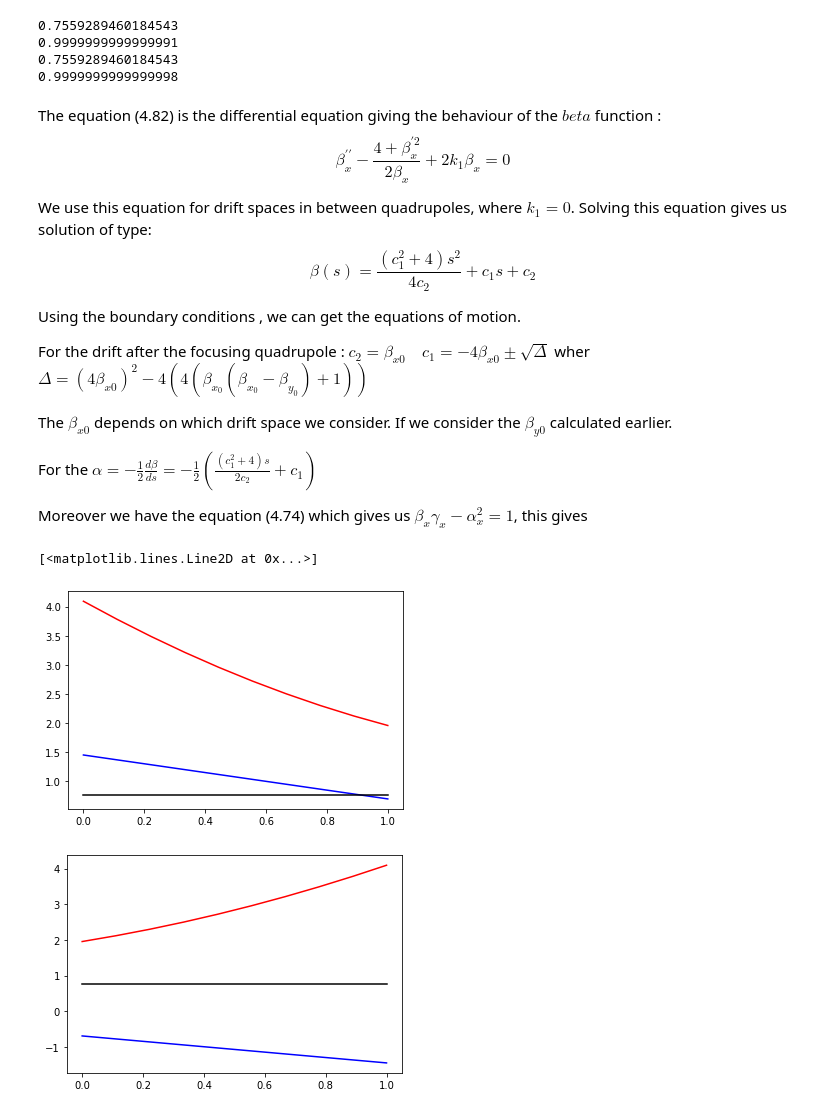
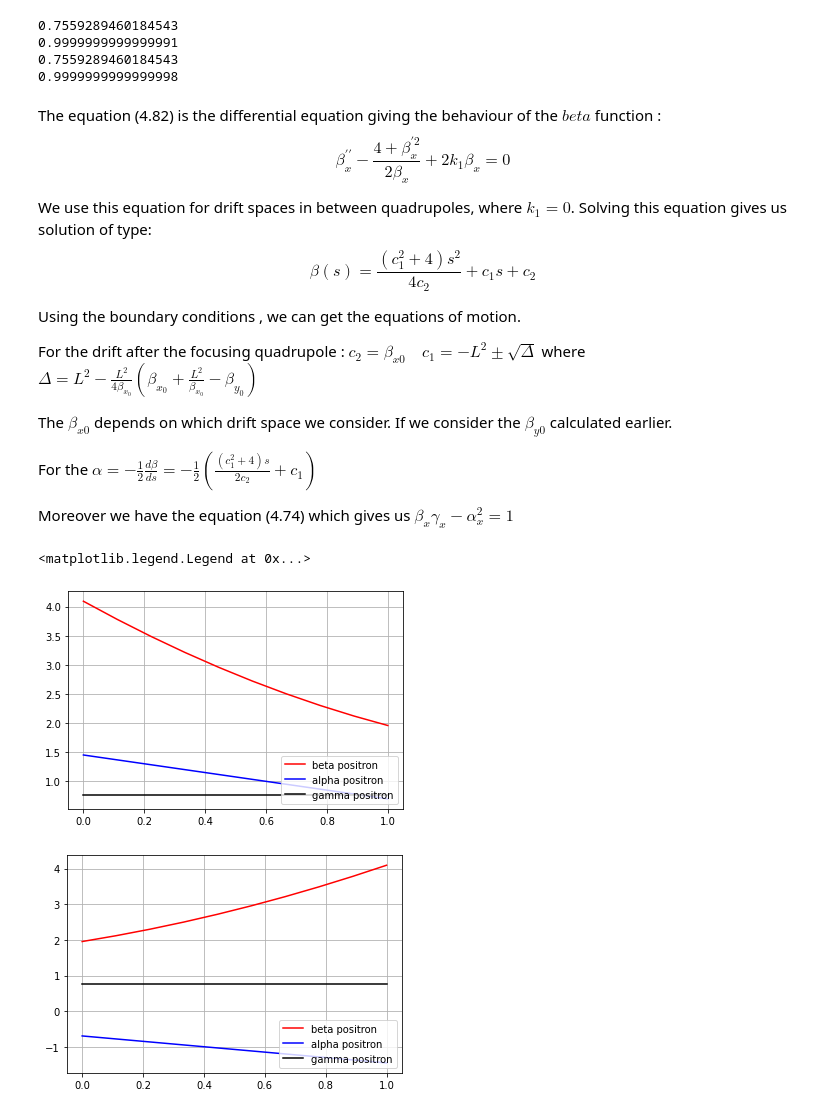
Before and after one commit to BastienGolomer/Feasibility-studies-for-a-Muon-source, a Jupyter notebook: fundamentals.ipynb, the cells around one changed output. Cells and saved outputs as stored; diff of their text form; code cells hidden in the pictures.

```diff
--- a/fundamentals.ipynb
+++ b/fundamentals.ipynb
@@ -165,58 +152,64 @@ $$\beta(s) = \frac{(c_1^2 + 4) s^2}{4 c_2} + c_1 s + c_2$$
 
 Using the boundary conditions , we can get the equations of motion.
 
-For the drift after the focusing quadrupole : $c_2 = \beta_{x0} \quad c_1 = - 4 \beta_{x0} \pm \sqrt{\Delta}$ wher $\Delta = (4\beta_{x0})^2 - 4(4(\beta_{x_0}(\beta_{x_0}-\beta_{y_0}) +1))$
+For the drift after the focusing quadrupole : $c_2 = \beta_{x0} \quad c_1 = - L^2 \pm \sqrt{\Delta}$ where $\Delta = L^2 - \frac{L^2}{4\beta_{x_0}}\left(\beta_{x_0} +\frac{L^2}{\beta_{x_0}} - \beta_{y_0}\right)$
 
 The $\beta_{x0}$ depends on which drift space we consider. If we consider the $\beta_{y 0}$ calculated earlier.
 
 For the $\alpha = - \frac{1}{2} \frac{d \beta}{ds} =  - \frac{1}{2} \left(\frac{(c_1^2 + 4) s}{2 c_2} + c_1 \right)$
 
-Moreover we have the equation (4.74) which gives us $\beta_x \gamma_x - \alpha_x^2 = 1$, this gives
+Moreover we have the equation (4.74) which gives us $\beta_x \gamma_x - \alpha_x^2 = 1$
 # %%
-# we are going to devide the
-s = np.linspace(0,1,10);
+# we are going to devide the drift spaces
+s = np.linspace(0,L,10);
 
     # drift after focusing
-c = 4*beta_x0*(beta_x0-beta_y0) + 4;
-
-delta = (4*beta_x0)**2 - 4*c;
-c_1 = (- 4*beta_x0 + np.sqrt(delta))/2 # this solution is the physical one
+a = L**2/(4*beta_x0);
+b = L;
+c = beta_x0 + L**2/beta_x0 - beta_y0 ;
+delta = b**2 - 4*a*c;
+c_1 = (-b + np.sqrt(delta))/(2*a) # this solution of the polynomial is the physical one
 c_2 = beta_x0;
 
 
 beta_FD =  [(c_1**2 + 4)*x**2/(4*c_2) + c_1*x + c_2 for x in s] ;#beta in the drift following the focusing quadrupole
 alpha_FD =  [ -1/2*((c_1**2 + 4)*x/(2*c_2) + c_1) for x in s];
 gamma_FD = np.zeros(10);
 for i in range(10) :
     gamma_FD[i] = (1 + alpha_FD[i]**2)/beta_FD[i]
 
 
-    # drift after defocusing
-c = 4*beta_y0*(beta_y0-beta_x0) + 4;
-delta = (4*beta_y0)**2 - 4*c;
-c_1 = (- 4*beta_y0 + np.sqrt(delta))/2
+    # drift after focusing
+a = L**2/(4*beta_y0);
+b = L;
+c = beta_y0 + L**2/beta_y0 - beta_x0 ;
+delta = b**2 - 4*a*c;
+c_1 = (-b + np.sqrt(delta))/(2*a) # this solution of the polynomial is the physical one
 c_2 = beta_y0;
 
 
 beta_DD =  [(c_1**2 + 4)*x**2/(4*c_2) + c_1*x + c_2 for x in s] ;#beta in the drift following the defocusing quadrupole
 alpha_DD =  [ -1/2*((c_1**2 + 4)*x/(2*c_2) + c_1) for x in s];
 gamma_DD = np.zeros(10);
 for i in range(10) :
     gamma_DD[i] = (1 + alpha_DD[i]**2)/beta_DD[i]
 
 
 
 Fig = plt.figure()
 plt.plot(s,beta_FD,'r',label = 'beta')
 plt.plot(s,alpha_FD,'b',label = 'alpha')
 plt.plot(s,gamma_FD,'k',label = 'gamma')
-
+plt.grid(True)
+plt.legend(['beta positron', 'alpha positron', 'gamma positron'], loc=4)
 
 Fig = plt.figure()
 plt.plot(s,beta_DD,'r',label = 'beta')
 plt.plot(s,alpha_DD,'b',label = 'alpha')
 plt.plot(s,gamma_DD,'k',label = 'gamma')
+plt.grid(True)
+plt.legend(['beta positron', 'alpha positron', 'gamma positron'], loc=4)
 # %% [output]
-[<matplotlib.lines.Line2D at 0x...>]
+<matplotlib.legend.Legend at 0x...>
-[figure, old version]
+[figure, new version]
-[figure, old version]
+[figure, new version]
```
Also changed, not shown: parts of 5 cells of this notebook, 1 other file.
